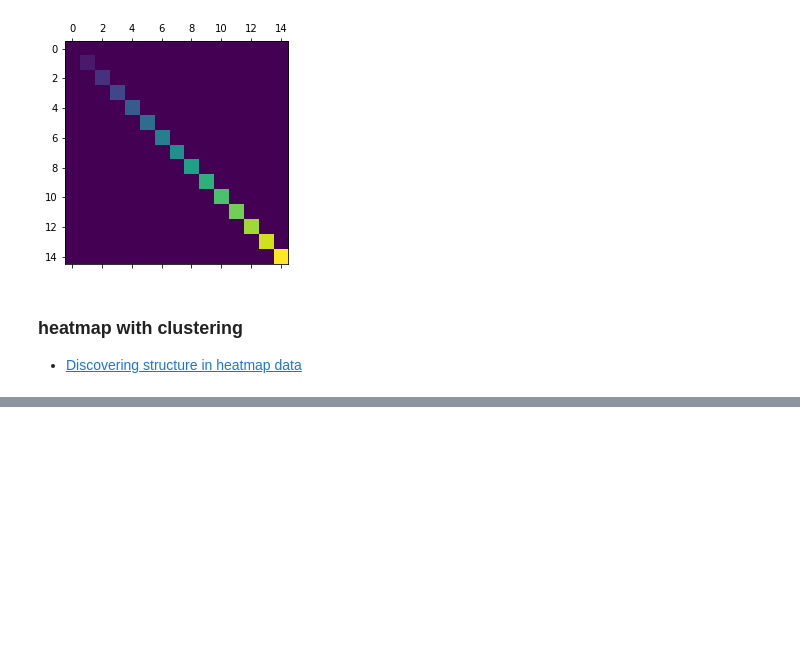
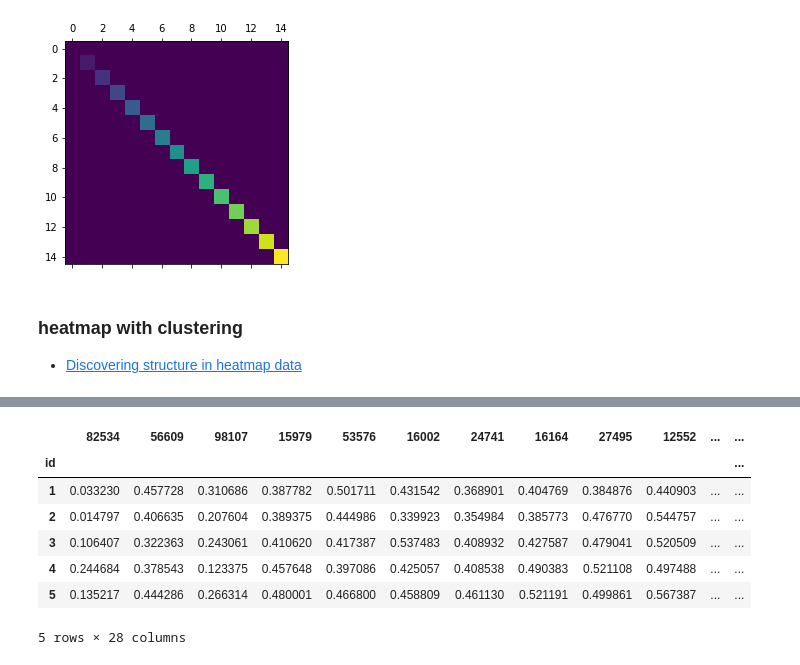
Before and after one commit to OnlyBelter/jupyter-note, a Jupyter notebook: matplotlib_basic/02 Examples/05 heatmap.ipynb, the cells around one changed output, grey strips where cells are left out. Saved outputs shown, nothing was run; the diff lists cells and outputs as text; code cells hidden in the pictures; blank space fills up the shorter version.

```diff
--- a/matplotlib_basic/02 Examples/05 heatmap.ipynb
+++ b/matplotlib_basic/02 Examples/05 heatmap.ipynb
@@ -137,0 +201,11 @@ sns.clustermap(df.corr(), center=0, cmap="vlag",
+# %%
+test_data.head()
+# %% [output]
+|  | 82534 | 56609 | 98107 | 15979 | 53576 | 16002 | 24741 | 16164 | 27495 | 12552 | ... | ... |
+| id |  |  |  |  |  |  |  |  |  |  |  | ... |
+| 1 | 0.033230 | 0.457728 | 0.310686 | 0.387782 | 0.501711 | 0.431542 | 0.368901 | 0.404769 | 0.384876 | 0.440903 | ... | ... |
+| 2 | 0.014797 | 0.406635 | 0.207604 | 0.389375 | 0.444986 | 0.339923 | 0.354984 | 0.385773 | 0.476770 | 0.544757 | ... | ... |
+| 3 | 0.106407 | 0.322363 | 0.243061 | 0.410620 | 0.417387 | 0.537483 | 0.408932 | 0.427587 | 0.479041 | 0.520509 | ... | ... |
+| 4 | 0.244684 | 0.378543 | 0.123375 | 0.457648 | 0.397086 | 0.425057 | 0.408538 | 0.490383 | 0.521108 | 0.497488 | ... | ... |
+| 5 | 0.135217 | 0.444286 | 0.266314 | 0.480001 | 0.466800 | 0.458809 | 0.461130 | 0.521191 | 0.499861 | 0.567387 | ... | ... |
+5 rows × 28 columns
```
Also changed, not shown: parts of 13 cells of this notebook, 18 other files.
